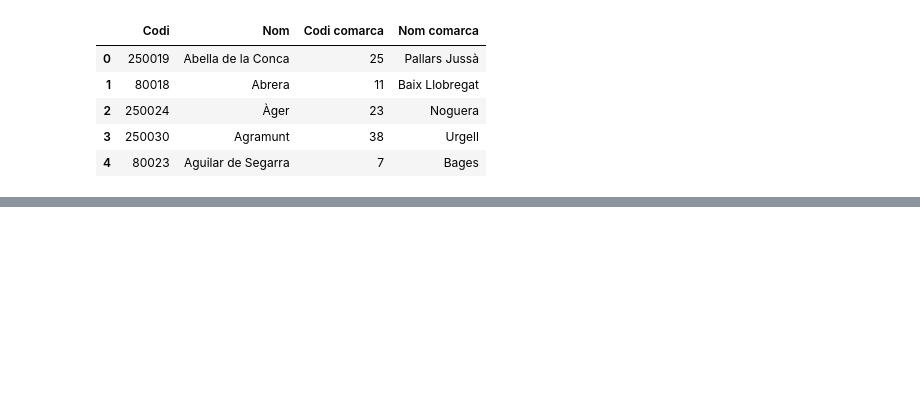
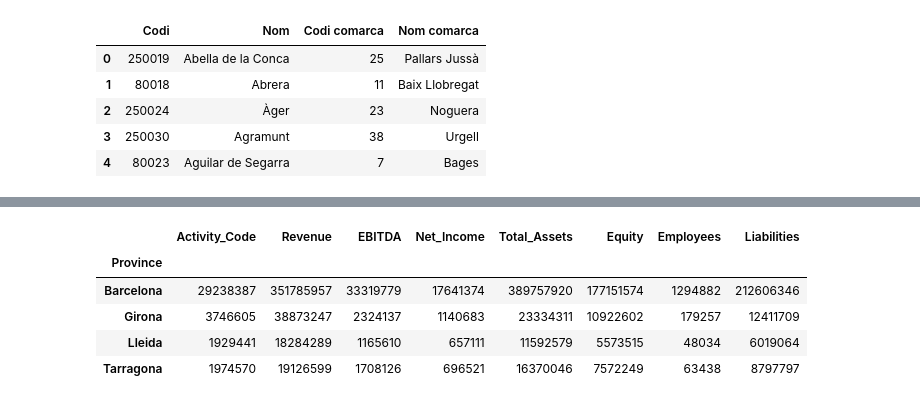
Before and after one commit to joanrocajovani/final-project, a Jupyter notebook: src/Cleaning.ipynb, the cells around one changed output, grey strips where cells are left out. Drawn from its saved outputs; the diff is of its cells as text; code cells hidden in the pictures; blank space fills up the shorter version.

```diff
--- a/src/Cleaning.ipynb
+++ b/src/Cleaning.ipynb
@@ -199,0 +166,2 @@ df[df['Postal_Code'] == 17080]
+# %%
+df['Postal_Code'] = df['Postal_Code'].replace([17080],17007)
@@ -199,0 +170,2 @@ df[df['Postal_Code'] == 17080]
+# %%
+df['Postal_Code'] = df['Postal_Code'].replace([8190],8174)
@@ -199,0 +200,2 @@ df[df['Postal_Code'] == 17080]
+# %%
+df['Postal_Code'] = df['Postal_Code'].astype('str')
@@ -199,0 +219,2 @@ df[df['Postal_Code'] == 17080]
+# %%
+df['Postal_Code'] = df['Postal_Code'].str.zfill(5)
@@ -199,0 +230,9 @@ df[df['Postal_Code'] == 17080]
+# %%
+df.groupby('Province').sum()
+# %% [output]
+|  | Activity_Code | Revenue | EBITDA | Net_Income | Total_Assets | Equity | Employees | Liabilities |
+| Province |  |  |  |  |  |  |  |  |
+| Barcelona | 29238387 | 351785957 | 33319779 | 17641374 | 389757920 | 177151574 | 1294882 | 212606346 |
+| Girona | 3746605 | 38873247 | 2324137 | 1140683 | 23334311 | 10922602 | 179257 | 12411709 |
+| Lleida | 1929441 | 18284289 | 1165610 | 657111 | 11592579 | 5573515 | 48034 | 6019064 |
+| Tarragona | 1974570 | 19126599 | 1708126 | 696521 | 16370046 | 7572249 | 63438 | 8797797 |
```
Also changed, not shown: parts of 40 cells of this notebook.
